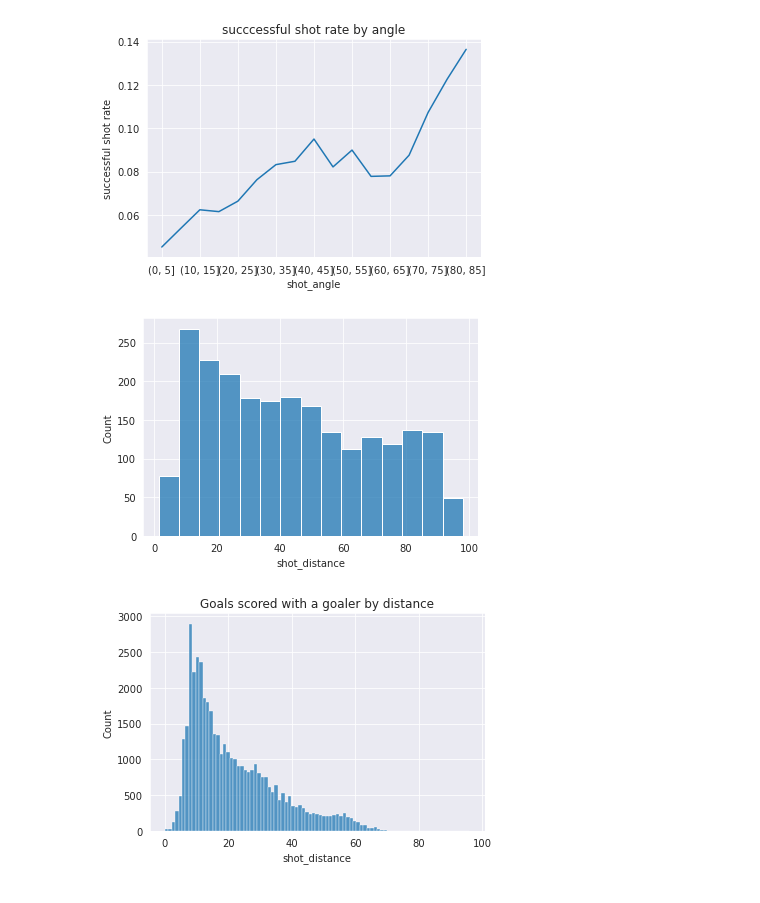
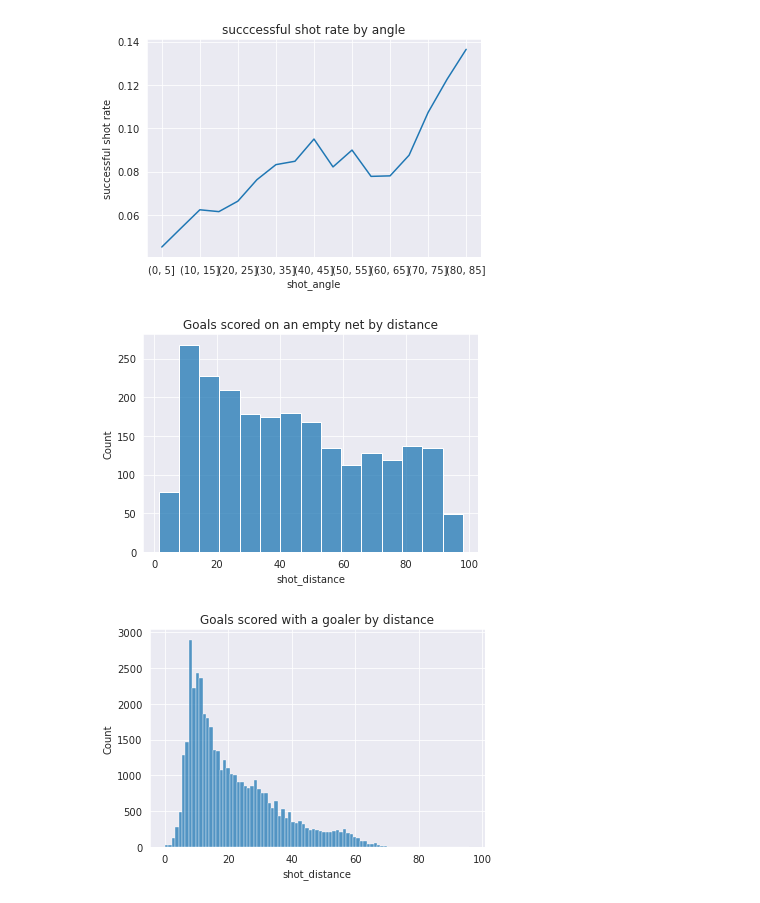
Before and after one commit to williamGlazer/IFT6758, a Jupyter notebook: notebooks/5.feature_engineering.ipyb.ipynb, the cells around one changed output. Drawn from its saved outputs; the diff is of its cells as text; code cells hidden in the pictures.

```diff
--- a/notebooks/5.feature_engineering.ipyb.ipynb
+++ b/notebooks/5.feature_engineering.ipyb.ipynb
@@ -103,9 +103,10 @@ success_rate.plot(ylabel='successful shot rate', title='succcessful shot rate by
 # %%
 is_net_empty = df['empty_net'].astype(bool)
 sns.histplot(df[is_goal & is_net_empty], x='shot_distance')
+plt.title('Goals scored on an empty net by distance')
 plt.show()
 # %% [output]
-[figure, old version]
+[figure, new version]
 # %%
 is_net_empty = df['empty_net'].astype(bool)
 sns.histplot(df[is_goal & ~is_net_empty], x='shot_distance')
```
Also changed, not shown: 1 other file.
